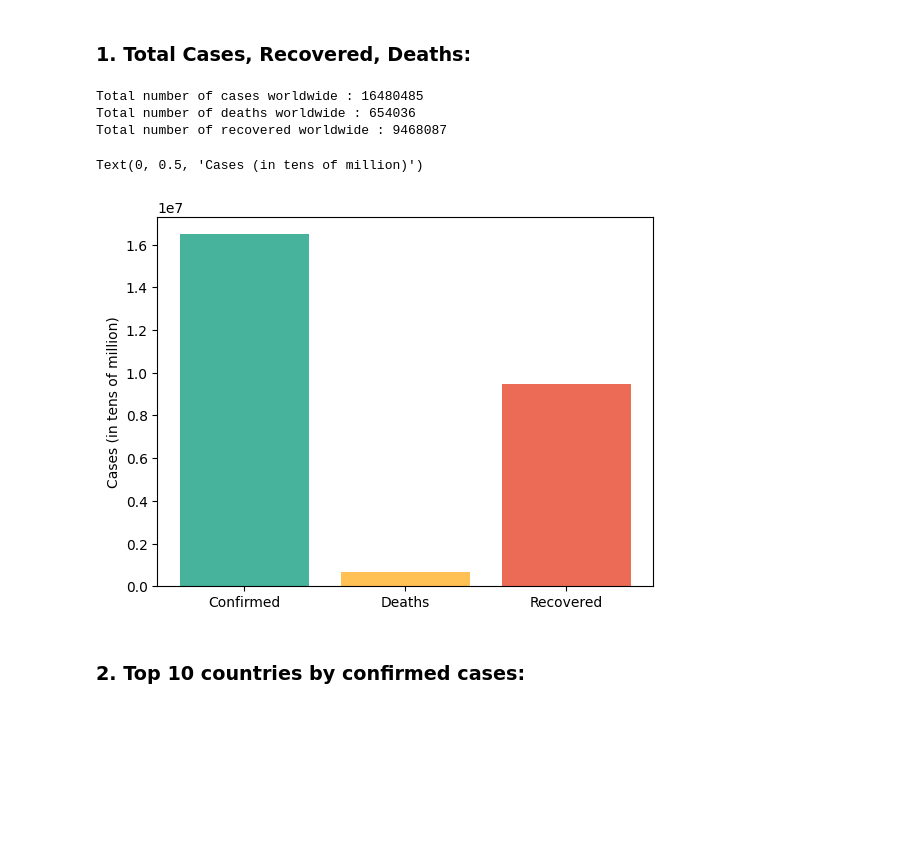
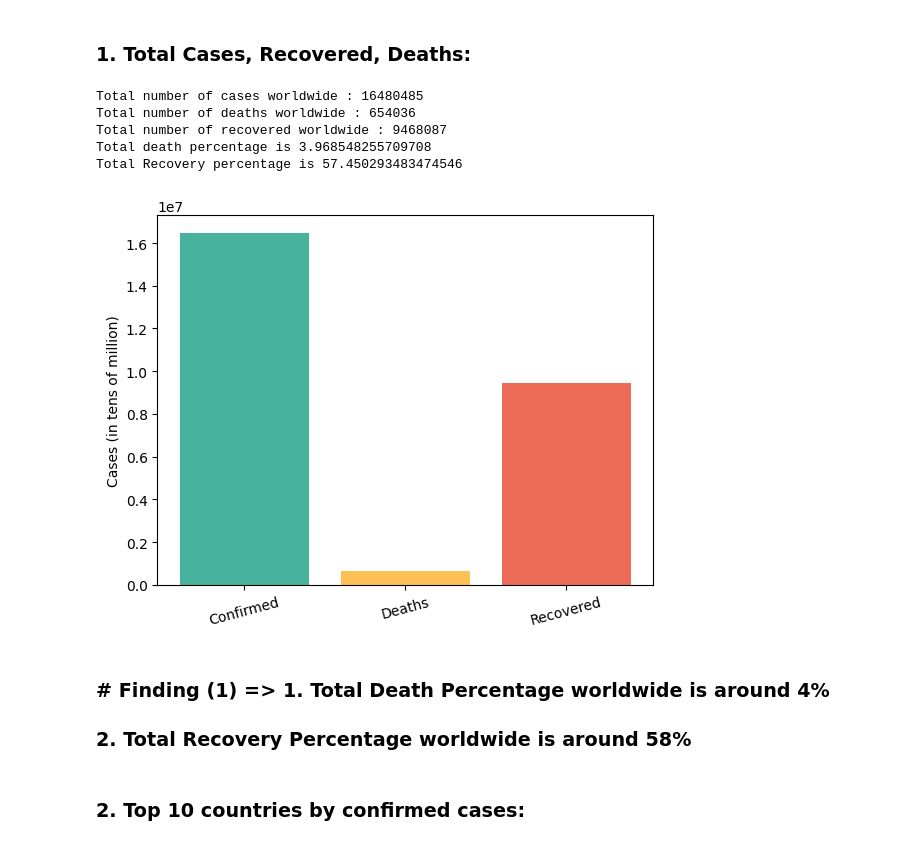
Before and after one commit to joshikunal927/Liabraries, a Jupyter notebook: my project/covid 19/project.ipynb, the cells around one changed output. Saved outputs shown, nothing was run; the diff lists cells and outputs as text; code cells hidden in the pictures; blank space fills up the shorter version.

```diff
--- a/my project/covid 19/project.ipynb
+++ b/my project/covid 19/project.ipynb
@@ -111,24 +111,36 @@ df1.drop_duplicates(inplace=True)
 # %%
 total_cases_worldwide=df1["Confirmed"].sum()
 print("Total number of cases worldwide :",total_cases_worldwide)
 total_deaths_worldwide=df1["Deaths"].sum()
 print("Total number of deaths worldwide :",total_deaths_worldwide)
 total_recovered_worldwide=df1["Recovered"].sum()
 print("Total number of recovered worldwide :",total_recovered_worldwide)
 
+total_death_percentage=(total_deaths_worldwide/total_cases_worldwide)*100
+total_recovery_percentage=(total_recovered_worldwide/total_cases_worldwide)*100
+
 
 pie_total=[total_cases_worldwide,total_deaths_worldwide,total_recovered_worldwide]
 
 labell=["Confirmed", "Deaths","Recovered"]
 
 plt.bar(labell,pie_total,color=["#47B39C","#FFC154","#EC6B56"])
 plt.ylabel("Cases (in tens of million)")
+plt.xticks(rotation=15)
+
+print("Total death percentage is",total_death_percentage)
+print("Total Recovery percentage is",total_recovery_percentage)
 # %% [output]
 Total number of cases worldwide : 16480485
 Total number of deaths worldwide : 654036
 Total number of recovered worldwide : 9468087
+Total death percentage is 3.968548255709708
+Total Recovery percentage is 57.450293483474546
-Text(0, 0.5, 'Cases (in tens of million)')
-[figure, old version]
+[figure, new version]
+# %% [markdown]
+### # Finding (1) => 1. Total Death Percentage worldwide is around 4%
+
+### 2. Total Recovery Percentage worldwide is around 58%
 # %% [markdown]
 ### 2. Top 10 countries by confirmed cases:
 # %%
```
Also changed, not shown: parts of 17 cells of this notebook.
